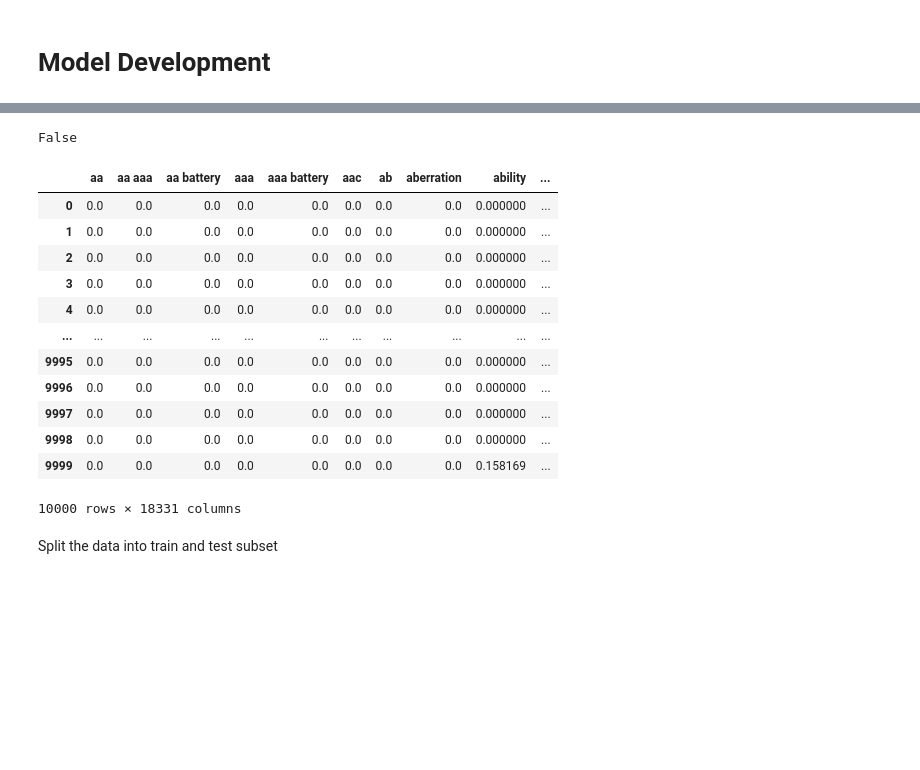
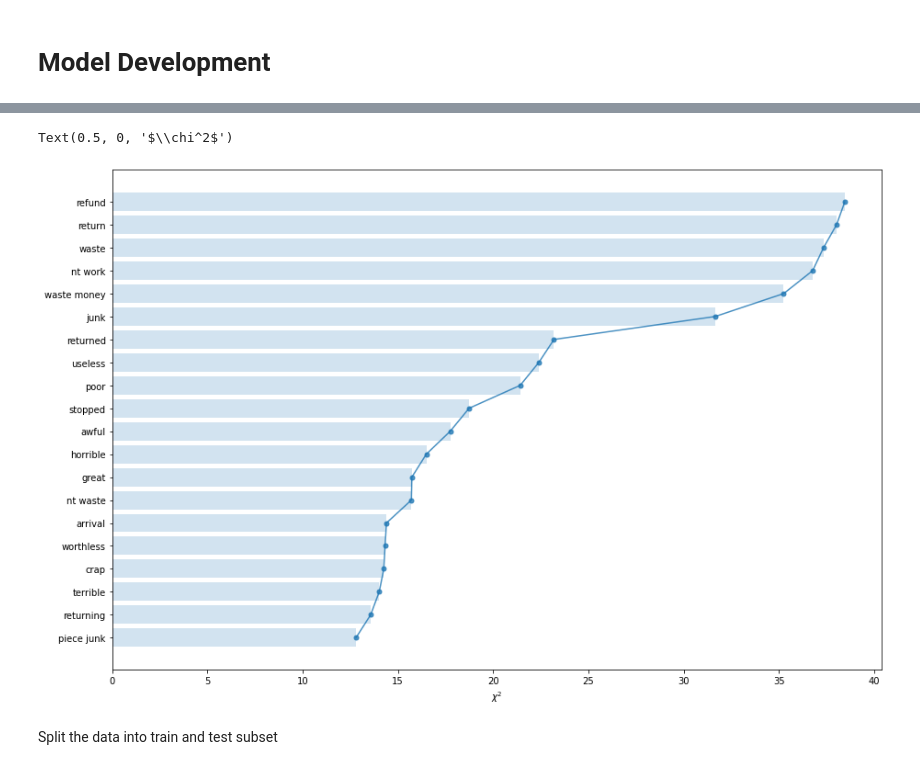
Before and after one commit to bachhvu/Amazon-NLP, a Jupyter notebook: Model Development.ipynb, the cells around one changed output, grey strips where cells are left out. Cells and saved outputs as stored; diff of their text form; code cells hidden in the pictures; blank space fills up the shorter version.

```diff
--- a/Model Development.ipynb
+++ b/Model Development.ipynb
@@ -197,33 +228,0 @@ df = df.dropna(subset=['review_text'])
-# %%
-df['review_text'].isnull().values.any()
-# %% [output]
-False
-# %%
-# create the object of tfid vectorizer
-tfid_vectorizer = TfidfVectorizer(ngram_range=(1,2), min_df=5, max_df=0.7, use_idf=True)
-# fit the vectorizer using the text data
-tfid = tfid_vectorizer.fit(df['review_text'])
-# collect the vocabulary items used in the vectorizer
-dictionary = tfid_vectorizer.vocabulary_.items()
-
-tfid_matrix = tfid_vectorizer.transform(df['review_text']).todense()
-feature_names = tfid_vectorizer.get_feature_names()
-
-# store the tf-idf array into pandas dataframe
-df2 = pd.DataFrame(tfid_matrix, columns=feature_names)
-df2['rating_class'] = df['rating_class'].to_numpy()
-df2
-# %% [output]
-|  | aa | aa aaa | aa battery | aaa | aaa battery | aac | ab | aberration | ability | ... |
-| 0 | 0.0 | 0.0 | 0.0 | 0.0 | 0.0 | 0.0 | 0.0 | 0.0 | 0.000000 | ... |
-| 1 | 0.0 | 0.0 | 0.0 | 0.0 | 0.0 | 0.0 | 0.0 | 0.0 | 0.000000 | ... |
-| 2 | 0.0 | 0.0 | 0.0 | 0.0 | 0.0 | 0.0 | 0.0 | 0.0 | 0.000000 | ... |
-| 3 | 0.0 | 0.0 | 0.0 | 0.0 | 0.0 | 0.0 | 0.0 | 0.0 | 0.000000 | ... |
-| 4 | 0.0 | 0.0 | 0.0 | 0.0 | 0.0 | 0.0 | 0.0 | 0.0 | 0.000000 | ... |
-| ... | ... | ... | ... | ... | ... | ... | ... | ... | ... | ... |
-| 9995 | 0.0 | 0.0 | 0.0 | 0.0 | 0.0 | 0.0 | 0.0 | 0.0 | 0.000000 | ... |
-| 9996 | 0.0 | 0.0 | 0.0 | 0.0 | 0.0 | 0.0 | 0.0 | 0.0 | 0.000000 | ... |
-| 9997 | 0.0 | 0.0 | 0.0 | 0.0 | 0.0 | 0.0 | 0.0 | 0.0 | 0.000000 | ... |
-| 9998 | 0.0 | 0.0 | 0.0 | 0.0 | 0.0 | 0.0 | 0.0 | 0.0 | 0.000000 | ... |
-| 9999 | 0.0 | 0.0 | 0.0 | 0.0 | 0.0 | 0.0 | 0.0 | 0.0 | 0.158169 | ... |
-10000 rows × 18331 columns
@@ -231,0 +229,16 @@ pickle.dump(tfid_vectorizer.vocabulary_,open("/content/drive/MyDrive/feature.pkl
+# %%
+chi2score = chi2(x_train, y_train)[0]
+# %%
+plt.figure(figsize=(15,10))
+wscores = list(zip(tfid_vectorizer.get_feature_names(), chi2score))
+wchi2 = sorted(wscores, key=lambda x:x[1])
+topchi2 = list(zip(*wchi2[-20:]))
+x = range(len(topchi2[1]))
+labels = topchi2[0]
+plt.barh(x,topchi2[1], align='center', alpha=0.2)
+plt.plot(topchi2[1], x, '-o', markersize=5, alpha=0.8)
+plt.yticks(x, labels)
+plt.xlabel('$\chi^2$')
+# %% [output]
+Text(0.5, 0, '$\\chi^2$')
+[figure, added]
```
Also changed, not shown: parts of 19 cells of this notebook.
